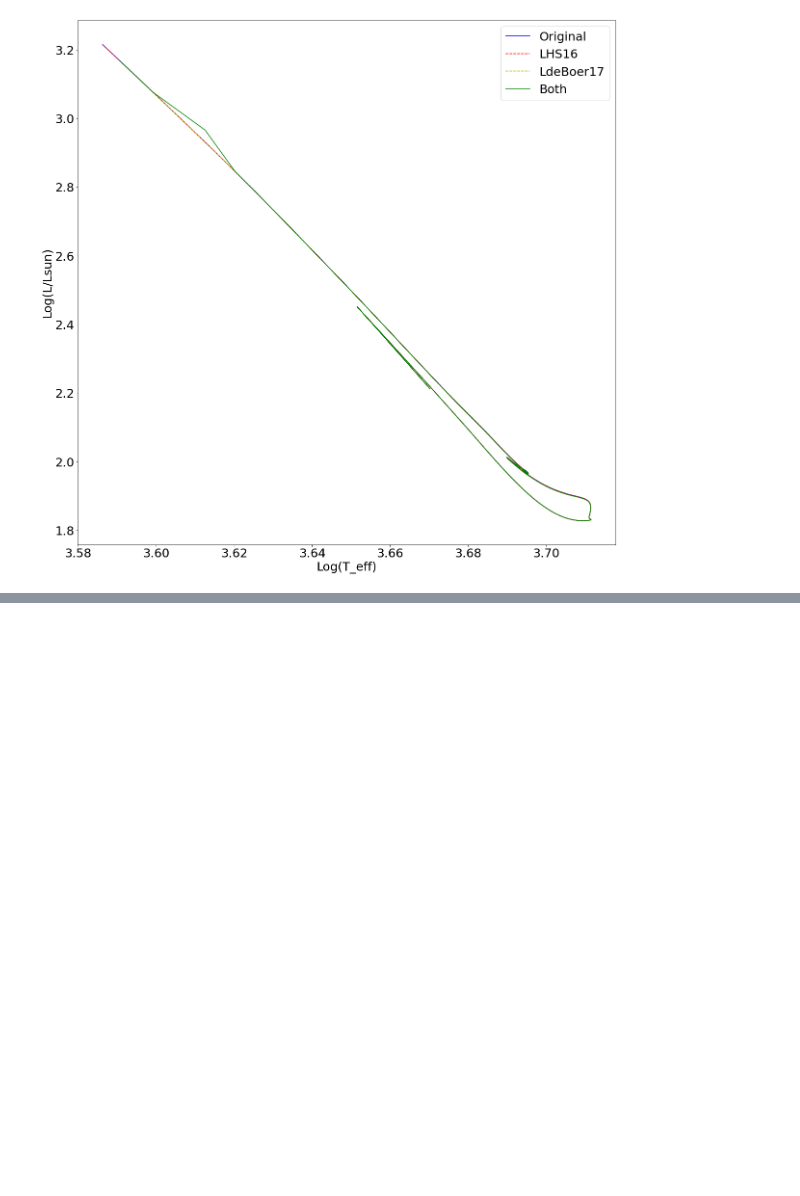
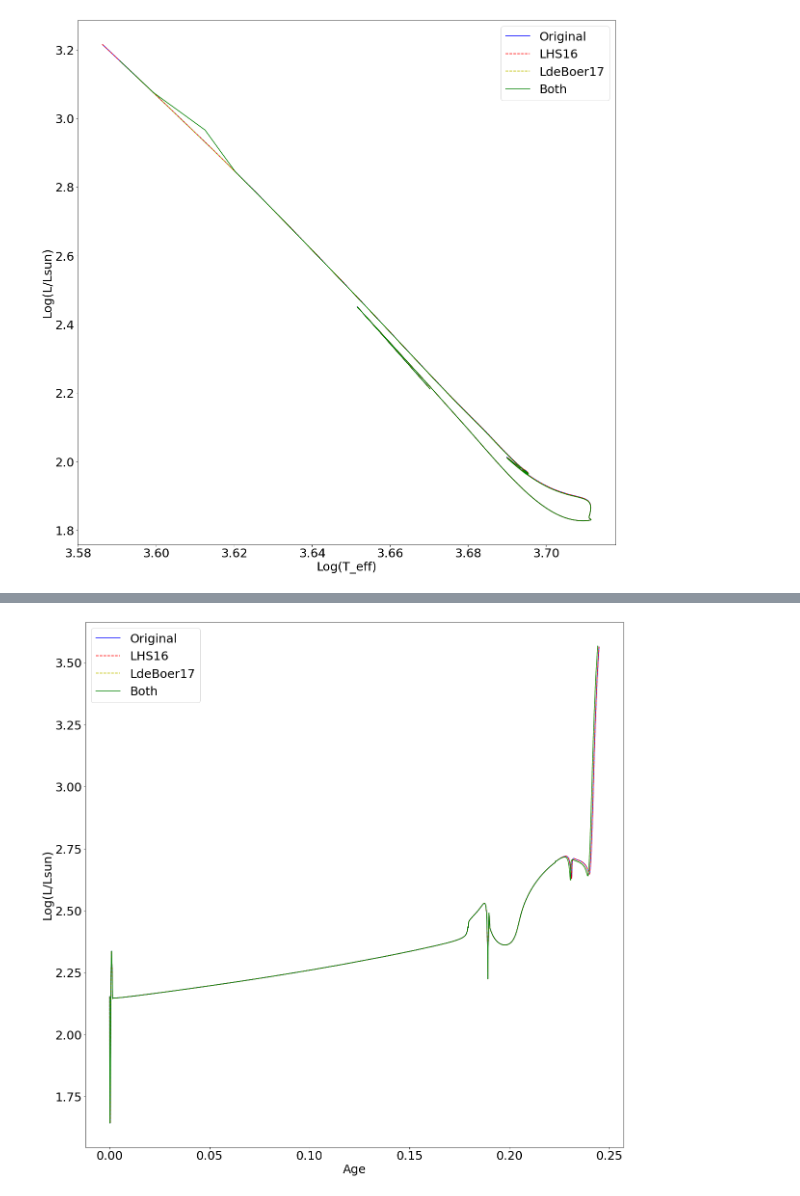
Before and after one commit to 200k33p3r/MC-SEMI_misc, a Jupyter notebook: isoplot/convert and plot.ipynb, the cells around one changed output, grey strips where cells are left out. Drawn from its saved outputs; the diff is of its cells as text; code cells hidden in the pictures; blank space fills up the shorter version.

```diff
--- a/isoplot/convert and plot.ipynb
+++ b/isoplot/convert and plot.ipynb
@@ -766,0 +844,10 @@ plt.ylabel('Log(L/Lsun)');
+# %%
+plt.plot(dp['AGE'].values,dp['log(L/Lsun)'],'b-',label='Original')
+plt.plot(dpLHS16['AGE'],dpLHS16['log(L/Lsun)'],'r--',label='LHS16')
+plt.plot(dpLdeBoer17['AGE'],dpLdeBoer17['log(L/Lsun)'],'y--',label='LdeBoer17')
+plt.plot(dpLHS16LdeBoer17['AGE'],dpLHS16LdeBoer17['log(L/Lsun)'],'g-',label='Both')
+plt.legend()
+plt.xlabel('Age')
+plt.ylabel('Log(L/Lsun)');
+# %% [output]
+[figure, added]
```
Also changed, not shown: parts of 9 cells of this notebook.
